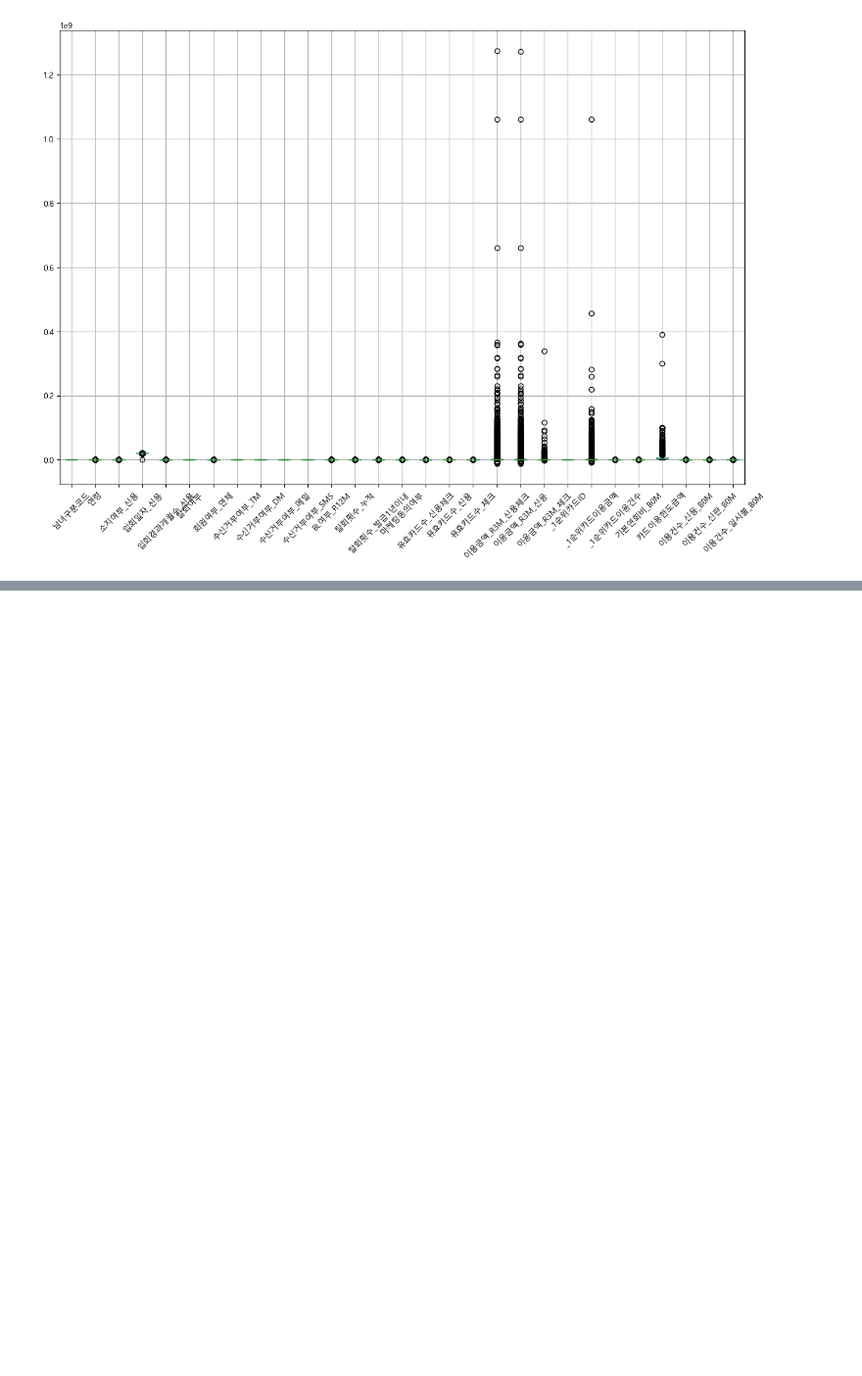
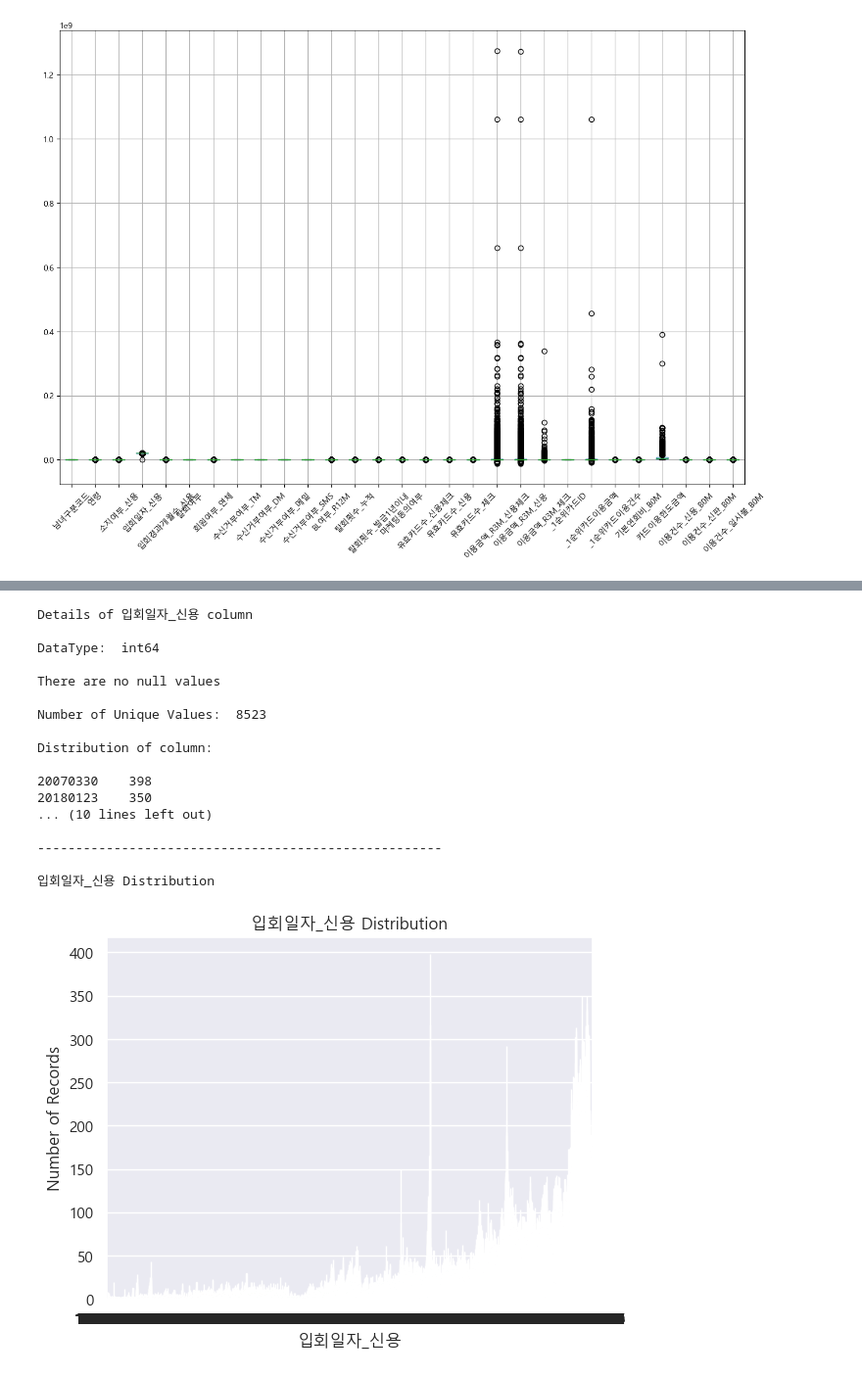
Before and after one commit to Dinoryong/HANACARD, a Jupyter notebook: KOO/data column.ipynb, the cells around one changed output, grey strips where cells are left out. Shown at 98% size. Saved outputs shown, nothing was run; the diff lists cells and outputs as text; code cells hidden in the pictures; blank space fills up the shorter version.

```diff
--- a/KOO/data column.ipynb
+++ b/KOO/data column.ipynb
@@ -57,0 +227,28 @@ sns.set(font="Malgun Gothic",
+# %%
+column_name = '입회일자_신용'
+user_friendly_name = '입회일자_신용'
+
+#Get Details
+get_column_details(dfnew,column_name)
+
+#Plot Graph
+plot_countplot(dfnew,column_name,user_friendly_name)
+# %% [output]
+Details of 입회일자_신용 column
+
+DataType:  int64
+
+There are no null values
+
+Number of Unique Values:  8523
+
+Distribution of column:
+
+20070330    398
+20180123    350
+... (10 lines left out)
+
+-----------------------------------------------------
+
+입회일자_신용 Distribution
+[figure, added]
```
Also changed, not shown: parts of 42 cells of this notebook.
